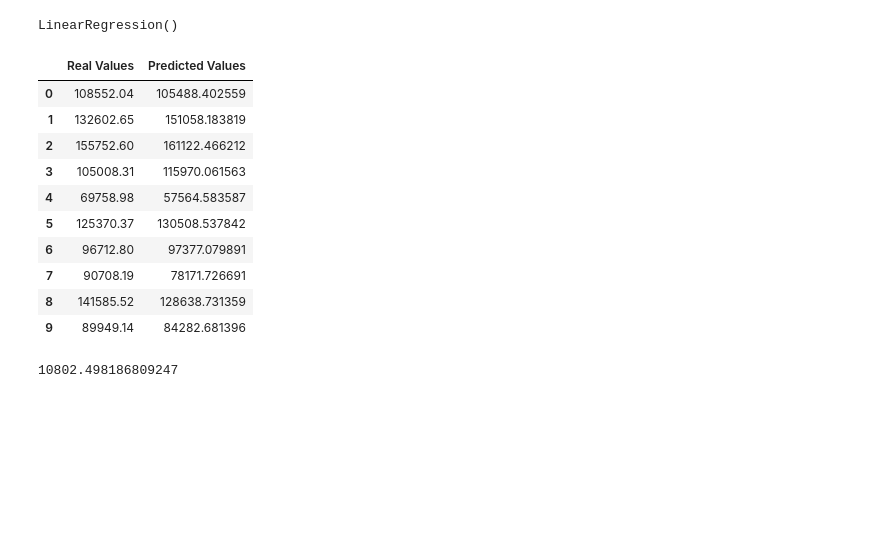
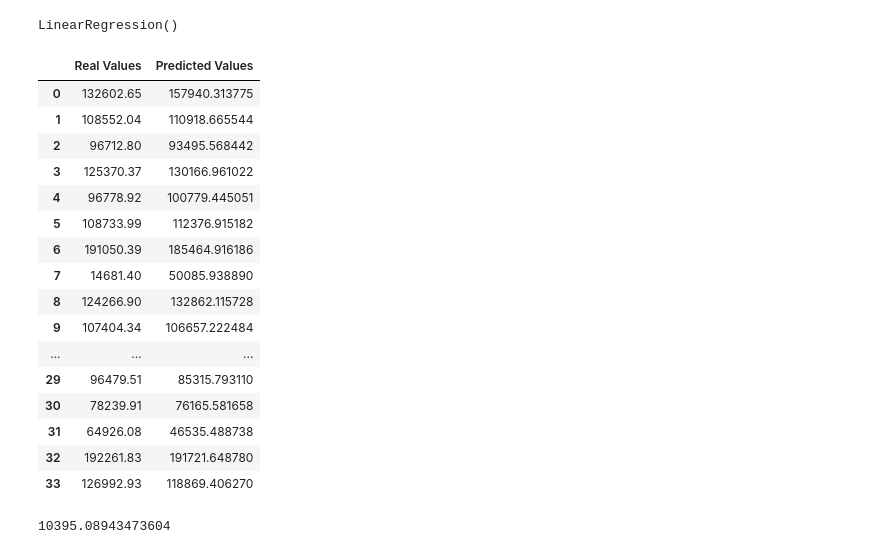
Before and after one commit to NicolasODT/TrainingIPYNB, a Jupyter notebook: RegressionL.ipynb, the cells around one changed output. Drawn from its saved outputs; the diff is of its cells as text; code cells hidden in the pictures; blank space fills up the shorter version.

```diff
--- a/RegressionL.ipynb
+++ b/RegressionL.ipynb
@@ -75,7 +75,7 @@ ct = ColumnTransformer(transformers=[('encoder', OneHotEncoder(), [3])], remaind
 X = np.array(ct.fit_transform(X)) # on transforme les données de X en numérique
 # %%
 from sklearn.model_selection import train_test_split
-X_train, X_test, Y_train, Y_test = train_test_split(X, Y, train_size=0.2) # on divise les données en 2 groupes, 80% pour l'entrainement et 20% pour le test
+X_train, X_test, Y_train, Y_test = train_test_split(X, Y, train_size=0.33) # on divise les données en 2 groupes, 80% pour l'entrainement et 20% pour le test
 # %%
 from sklearn.linear_model import LinearRegression
 regressor = LinearRegression() # on crée un objet de la classe LinearRegression
@@ -85,21 +85,27 @@ LinearRegression()
 # %%
 Y_pred = regressor.predict(X_test) # on prédit les valeurs de Y avec les données de X_test
 df2 = pd.DataFrame({'Real Values':Y_test, 'Predicted Values':Y_pred}) # on crée un dataframe avec les valeurs réelles et les valeurs prédites
-df2.iloc[0:10]
+df2
 # %% [output]
 |  | Real Values | Predicted Values |
-| 0 | 108552.04 | 105488.402559 |
-| 1 | 132602.65 | 151058.183819 |
-| 2 | 155752.60 | 161122.466212 |
-| 3 | 105008.31 | 115970.061563 |
-| 4 | 69758.98 | 57564.583587 |
-| 5 | 125370.37 | 130508.537842 |
-| 6 | 96712.80 | 97377.079891 |
-| 7 | 90708.19 | 78171.726691 |
-| 8 | 141585.52 | 128638.731359 |
-| 9 | 89949.14 | 84282.681396 |
+| 0 | 132602.65 | 157940.313775 |
+| 1 | 108552.04 | 110918.665544 |
+| 2 | 96712.80 | 93495.568442 |
+| 3 | 125370.37 | 130166.961022 |
+| 4 | 96778.92 | 100779.445051 |
+| 5 | 108733.99 | 112376.915182 |
+| 6 | 191050.39 | 185464.916186 |
+| 7 | 14681.40 | 50085.938890 |
+| 8 | 124266.90 | 132862.115728 |
+| 9 | 107404.34 | 106657.222484 |
+| ... | ... | ... |
+| 29 | 96479.51 | 85315.793110 |
+| 30 | 78239.91 | 76165.581658 |
+| 31 | 64926.08 | 46535.488738 |
+| 32 | 192261.83 | 191721.648780 |
+| 33 | 126992.93 | 118869.406270 |
 # %%
 from sklearn import metrics
 print(np.sqrt(metrics.mean_squared_error(Y_test, Y_pred))) # on calcule l'erreur quadratique moyenne
 # %% [output]
-10802.498186809247
+10395.08943473604
```
Also changed, not shown: parts of 1 cell of this notebook.
